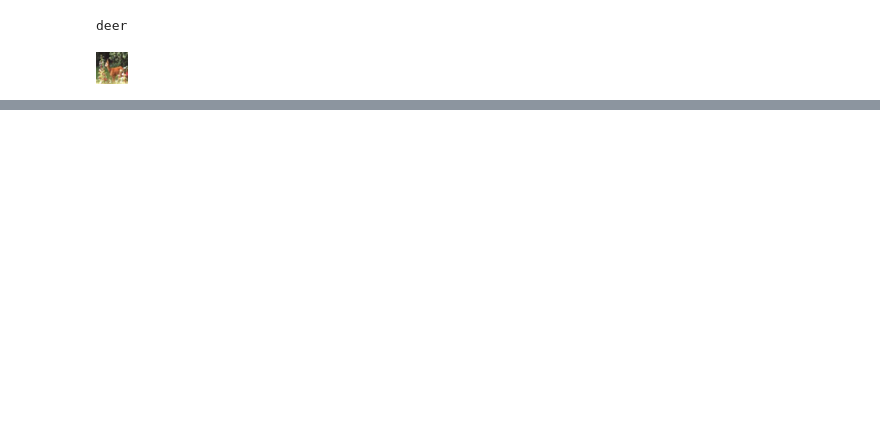
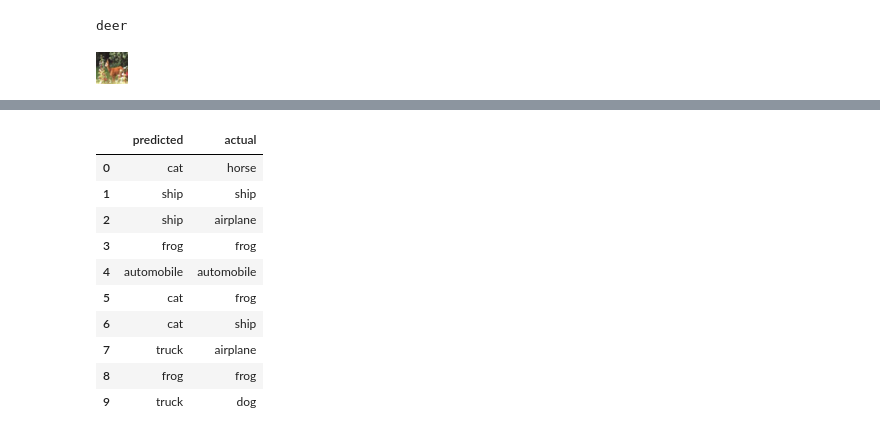
Before and after one commit to vignesh-poovanna/Deep-Learning, a Jupyter notebook: image recognition using cnn/imagerecognition.ipynb, the cells around one changed output, grey strips where cells are left out. Saved outputs shown, nothing was run; the diff lists cells and outputs as text; code cells hidden in the pictures; blank space fills up the shorter version.

Commit message:
final commit low accuracy

```diff
--- a/image recognition using cnn/imagerecognition.ipynb
+++ b/image recognition using cnn/imagerecognition.ipynb
@@ -20,0 +35,10 @@ deer
+# %%
+temp = []
+for img_idx in y_test.index :
+    img_path = os.path.join('cifar10/'+str(img_idx)+'.png')
+    img = np.array(Image.open(img_path)).astype('float32')
+    temp.append(img)
+x_test = np.stack(temp)
+# %%
+X_train = x_train/255.
+X_test = x_test/255
@@ -20,0 +132,9 @@ deer
+# %%
+# Compiling the model
+model.compile(loss='categorical_crossentropy',
+              optimizer=keras.optimizers.Adam(),
+              metrics=['accuracy'])
+cpfile = 'CIFAR10_checkpoint.keras' # Weights to be stored in HDF5 format
+cb_checkpoint = keras.callbacks.ModelCheckpoint(cpfile, monitor='val_accuracy', verbose=1, save_best_only=True, mode='max')
+epochs = 5
+model.fit(X_train, y_train, epochs=epochs, validation_split=0.2, callbacks=[cb_checkpoint])
@@ -20,0 +160,15 @@ deer
+# %%
+# Making predictions
+pred_probs = model.predict(X_test[:10])
+pred_indices = np.argmax(pred_probs, axis=1)
+pred = encode_x.inverse_transform(pred_indices)
+
+# Converting one-hot test labels back to class indices for comparison
+act_indices = np.argmax(y_test[:10], axis=1)
+act = encode_x.inverse_transform(act_indices)
+
+# Creating results table
+res = pd.DataFrame([pred, act]).T
+res.columns = ['predicted', 'actual']
+res
+# %% [output]
@@ -20,0 +176,11 @@ deer
+|  | predicted | actual |
+| 0 | cat | horse |
+| 1 | ship | ship |
+| 2 | ship | airplane |
+| 3 | frog | frog |
+| 4 | automobile | automobile |
+| 5 | cat | frog |
+| 6 | cat | ship |
+| 7 | truck | airplane |
+| 8 | frog | frog |
+| 9 | truck | dog |
```
Also changed, not shown: parts of 10 cells of this notebook, 7 other files.
